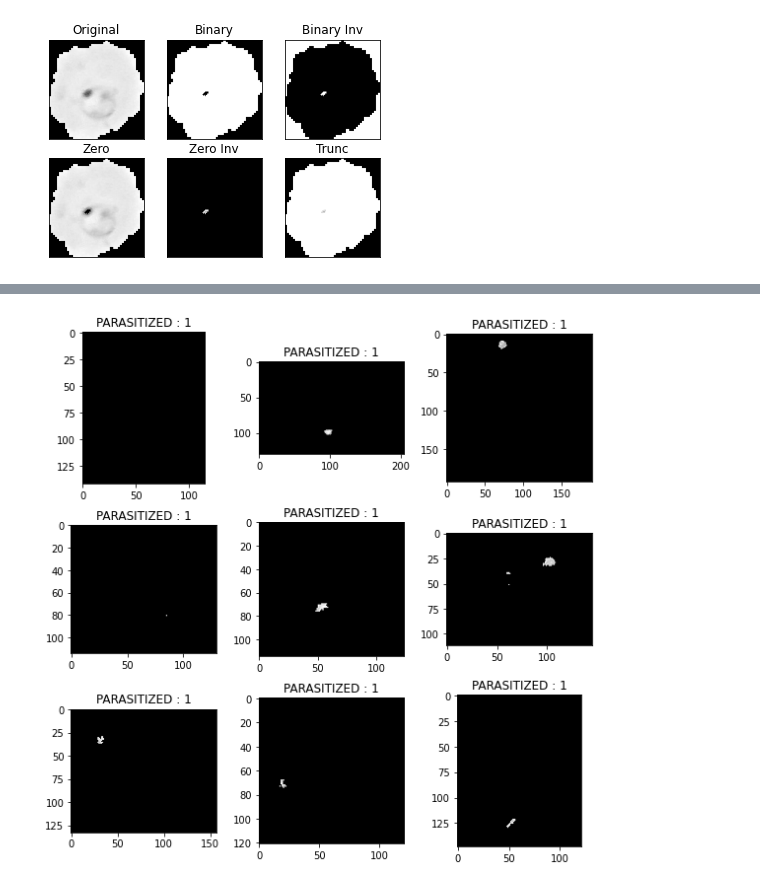
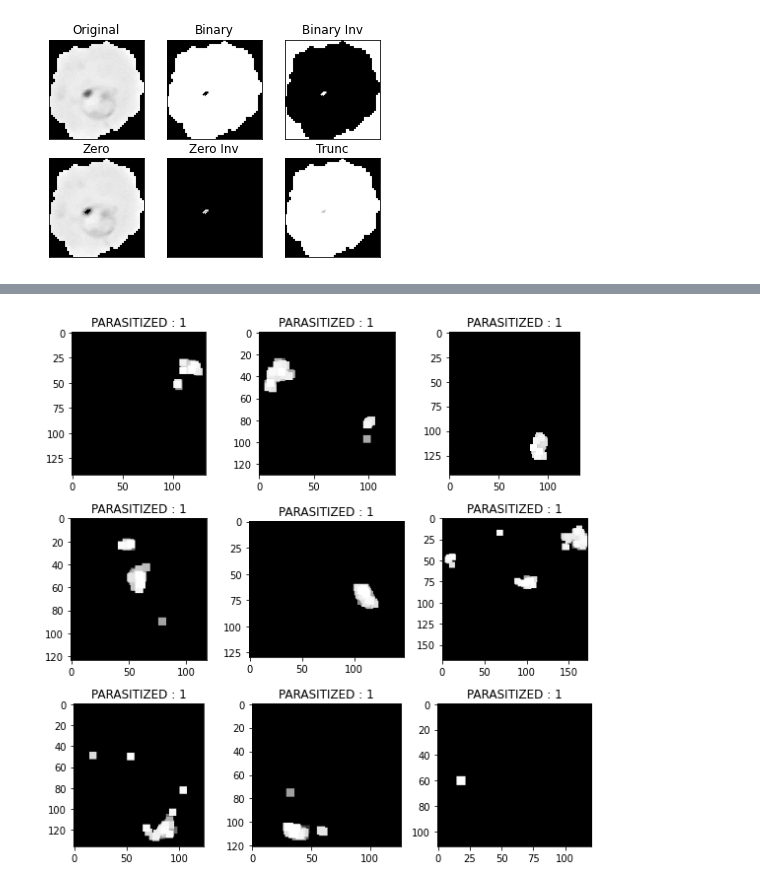
Before and after one commit to UttaraKet1607/Malarial-Cell-Image-Segmentation, a Jupyter notebook: Segmentation.ipynb, the cells around one changed output, grey strips where cells are left out. Cells and saved outputs as stored; diff of their text form; code cells hidden in the pictures.

```diff
--- a/Segmentation.ipynb
+++ b/Segmentation.ipynb
@@ -166,17 +148,20 @@ plt.show()
 # %%
-kernel = np.array([[0, -1, 0],
-                   [-1, 5,-1],
-                   [0, -1, 0]])
-
 plt.figure(figsize = (8,8))
 for i in range(9):
     plt.subplot(3, 3, i+1)
     img = cv2.imread('/content/cell_images/Parasitized' + "/" + parasitized_data[i],0)
-    #img = cv2.filter2D(img, ddepth=-1, kernel=kernel)
-    ret, o6 = cv2.threshold(img, th, max_val, cv2.THRESH_TOZERO_INV + cv2.THRESH_OTSU )
-    plt.imshow(o6, cmap='gray')
+    kernel = np.array([[-1,-1,-1], [-1,9,-1], [-1,-1,-1]])
+    img = cv2.filter2D(img, ddepth=-1, kernel=kernel)
+    ret, thresh = cv2.threshold(img,0,255,cv2.THRESH_TOZERO_INV+cv2.THRESH_OTSU)
+    # noise removal
+    kernel = np.ones((3,3),np.uint8)
+    #opening = cv2.morphologyEx(thresh,cv2.MORPH_OPEN,kernel, iterations = 2)
+    closing = cv2.morphologyEx(thresh,cv2.MORPH_CLOSE,kernel, iterations = 2)
+    # sure background area
+    sure_bg = cv2.dilate(closing,kernel,iterations=3)
+    plt.imshow(sure_bg, cmap='gray')
     plt.title('PARASITIZED : 1')
     plt.tight_layout()
 plt.show()
 # %% [output]
-[figure, old version]
+[figure, new version]
```
Also changed, not shown: parts of 13 cells of this notebook.
